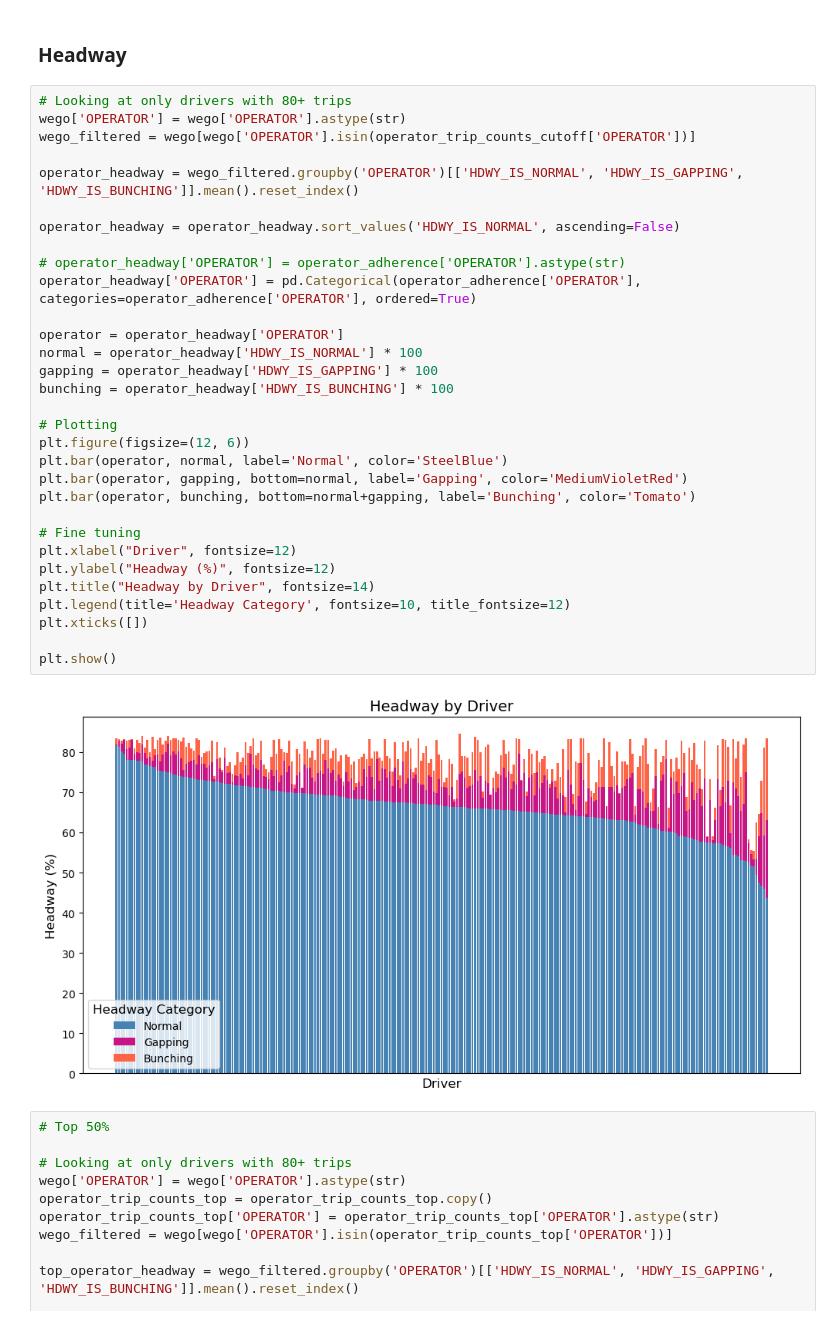
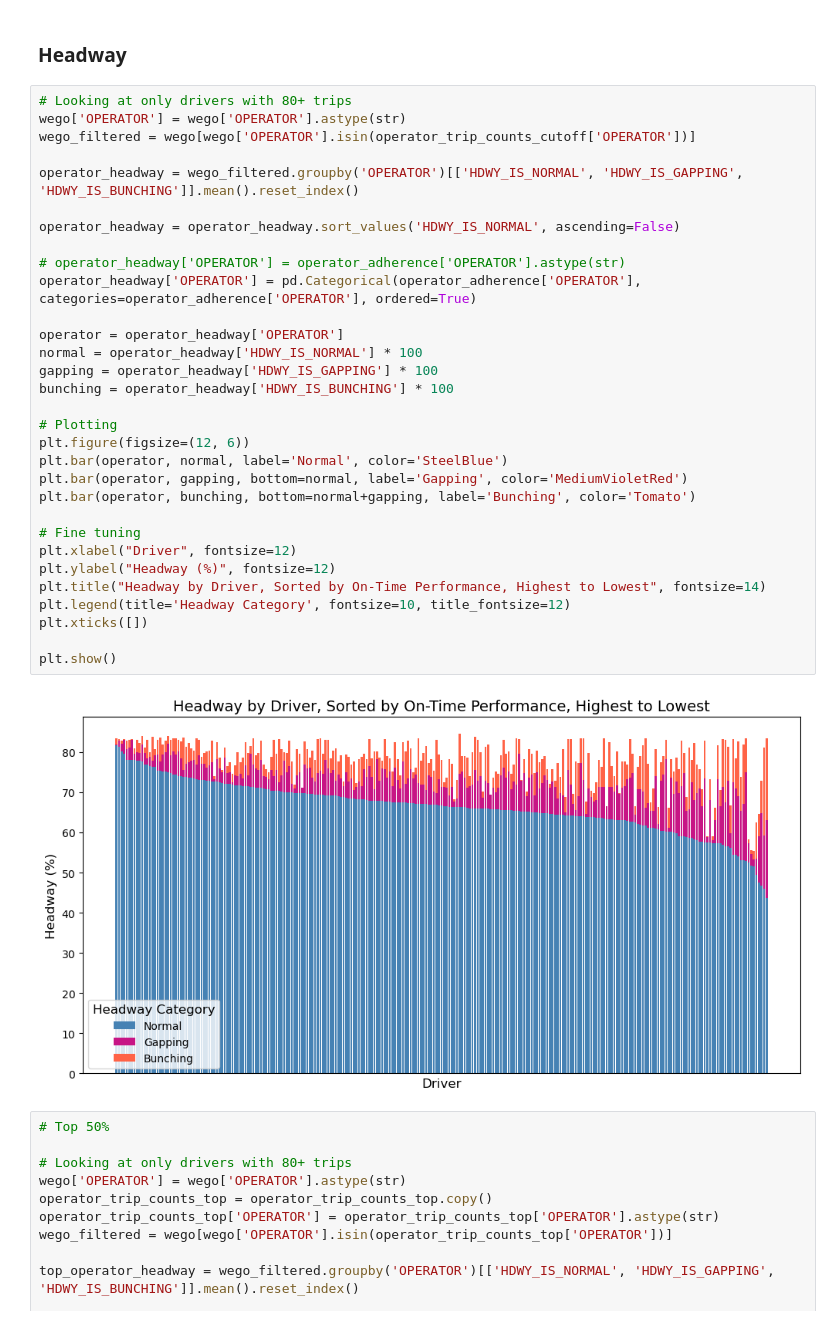
Before and after one commit to NSS-Data-Analytics-Cohort-11/wego-boomers, a Jupyter notebook: notebooks/WeGo.ipynb, the cells around one changed output. Saved outputs shown, nothing was run; the diff lists cells and outputs as text.

```diff
--- a/notebooks/WeGo.ipynb
+++ b/notebooks/WeGo.ipynb
@@ -668,35 +636,35 @@ plt.show()
 # Looking at only drivers with 80+ trips
 wego['OPERATOR'] = wego['OPERATOR'].astype(str)
 wego_filtered = wego[wego['OPERATOR'].isin(operator_trip_counts_cutoff['OPERATOR'])]
 
 operator_headway = wego_filtered.groupby('OPERATOR')[['HDWY_IS_NORMAL', 'HDWY_IS_GAPPING', 'HDWY_IS_BUNCHING']].mean().reset_index()
 
 operator_headway = operator_headway.sort_values('HDWY_IS_NORMAL', ascending=False)
 
 # operator_headway['OPERATOR'] = operator_adherence['OPERATOR'].astype(str)
 operator_headway['OPERATOR'] = pd.Categorical(operator_adherence['OPERATOR'], categories=operator_adherence['OPERATOR'], ordered=True)
 
 operator = operator_headway['OPERATOR']
 normal = operator_headway['HDWY_IS_NORMAL'] * 100
 gapping = operator_headway['HDWY_IS_GAPPING'] * 100
 bunching = operator_headway['HDWY_IS_BUNCHING'] * 100
 
 # Plotting
 plt.figure(figsize=(12, 6))
 plt.bar(operator, normal, label='Normal', color='SteelBlue')
 plt.bar(operator, gapping, bottom=normal, label='Gapping', color='MediumVioletRed')
 plt.bar(operator, bunching, bottom=normal+gapping, label='Bunching', color='Tomato')
 
 # Fine tuning
 plt.xlabel("Driver", fontsize=12)
 plt.ylabel("Headway (%)", fontsize=12)
-plt.title("Headway by Driver", fontsize=14)
+plt.title("Headway by Driver, Sorted by On-Time Performance, Highest to Lowest", fontsize=14)
 plt.legend(title='Headway Category', fontsize=10, title_fontsize=12)
 plt.xticks([])
 
 plt.show()
 # %% [output]
-[figure, old version]
+[figure, new version]
 # %%
 # Top 50%
 
```
Also changed, not shown: parts of 21 cells of this notebook.
